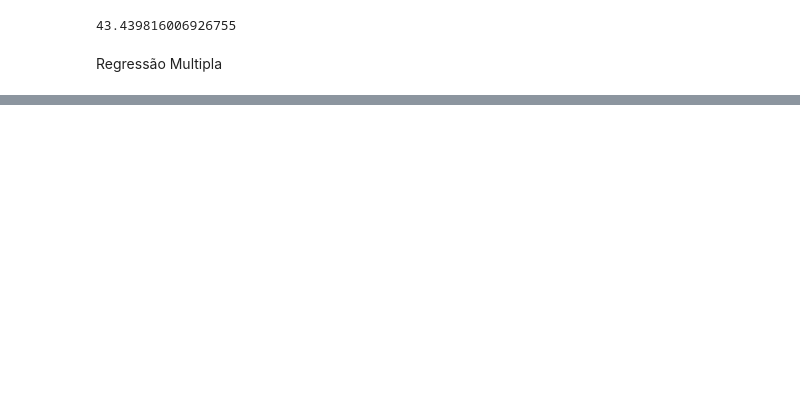
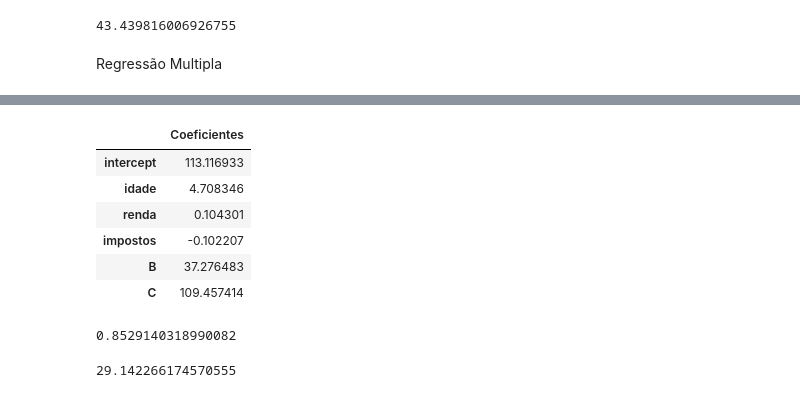
Before and after one commit to CarolineAndradeR/Python, a Jupyter notebook: Regressão_Linear.ipynb, the cells around one changed output, grey strips where cells are left out. Cells and saved outputs as stored; diff of their text form; code cells hidden in the pictures; blank space fills up the shorter version.

```diff
--- a/Regressão_Linear.ipynb
+++ b/Regressão_Linear.ipynb
@@ -165,0 +168,50 @@ segmento_data_test.head()
+# %%
+# Separando as variaveis de treino
+cols_reg = ['idade', 'renda', 'impostos']
+X = train_data[cols_reg]
+# Concatenando o valores de X de cima e segmento formado.
+X = pd.concat([X, segmento_data_train], axis=1)
+y = train_data['gastos_cartao']
+
+# Separando as variaveis de teste
+X_test = test_data[cols_reg]
+X_test = pd.concat([X_test, segmento_data_test], axis=1)
+y_test = test_data['gastos_cartao']
+# %%
+# treino
+modelo_2 = LinearRegression().fit(X, y)
+# %%
+# Avaliação da amostra de treino
+# coeficientes
+betas = np.append(modelo_2.intercept_, modelo_2.coef_)
+colunas = ['intercept']+X.columns.to_list()
+
+# Quanto mais a idede mais gasto
+# Imposto negativo quanto mais a pessoa paga imposto menos ela gasta no cartão
+# O grupo C gasta mais que o grupo A e B
+coeficientes = pd.DataFrame(betas, colunas, columns=['Coeficientes'])
+coeficientes
+# %% [output]
+|  | Coeficientes |
+| intercept | 113.116933 |
+| idade | 4.708346 |
+| renda | 0.104301 |
+| impostos | -0.102207 |
+| B | 37.276483 |
+| C | 109.457414 |
+# %%
+# Coeficiente de determinação
+r2 = modelo_2.score(X, y)
+r2
+# %% [output]
+0.8529140318990082
+# %%
+# Amostra de teste
+# previsao
+y_pred = modelo_2.predict(X_test)
+# rmse
+rmse = np.sqrt(mean_squared_error(y_test, y_pred))
+rmse
+# O modelo está errando em torno de 29$ do verdadeiro gasto do cartão
+# %% [output]
+29.142266174570555
```
Also changed, not shown: parts of 10 cells of this notebook.
